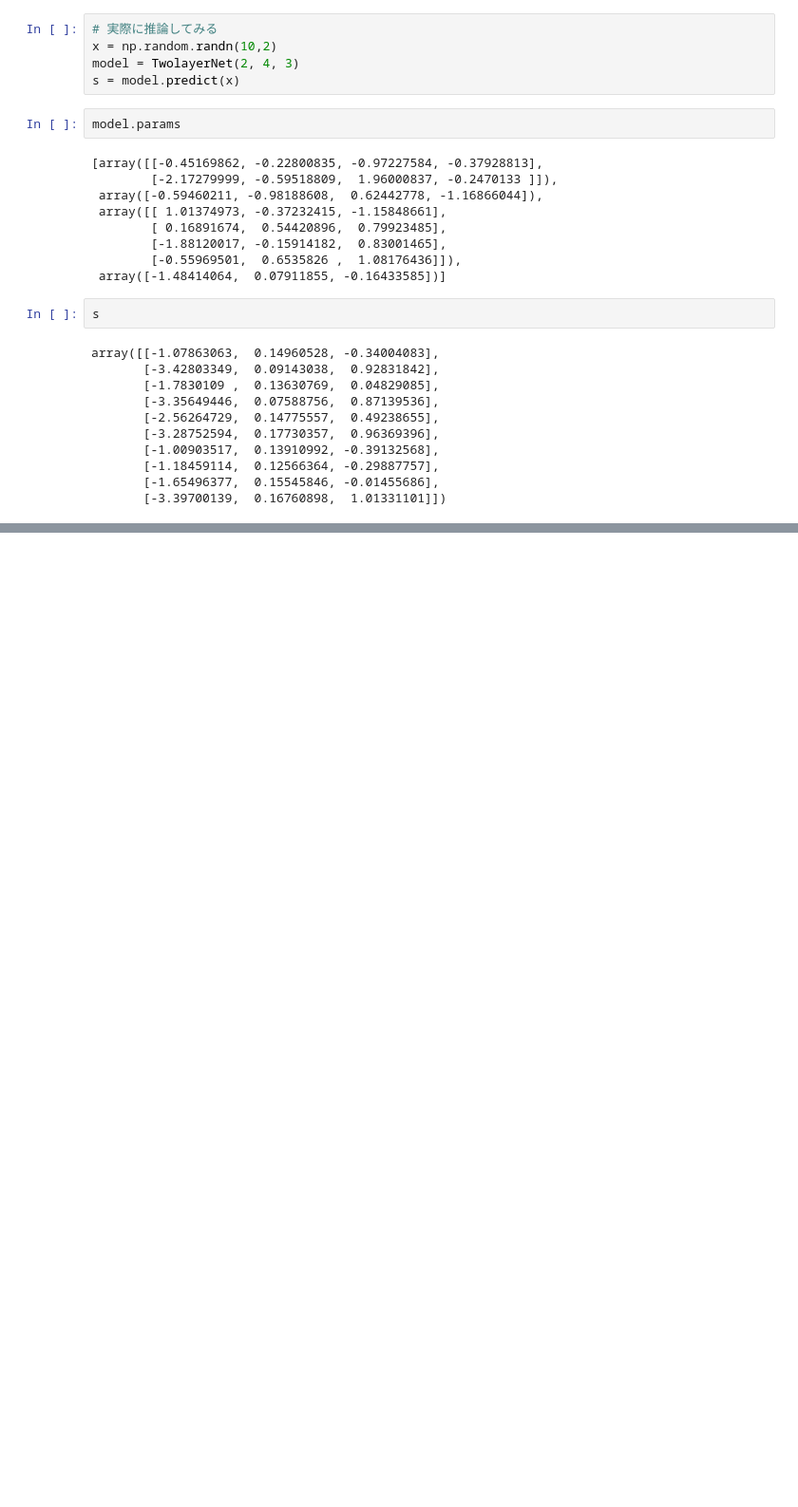
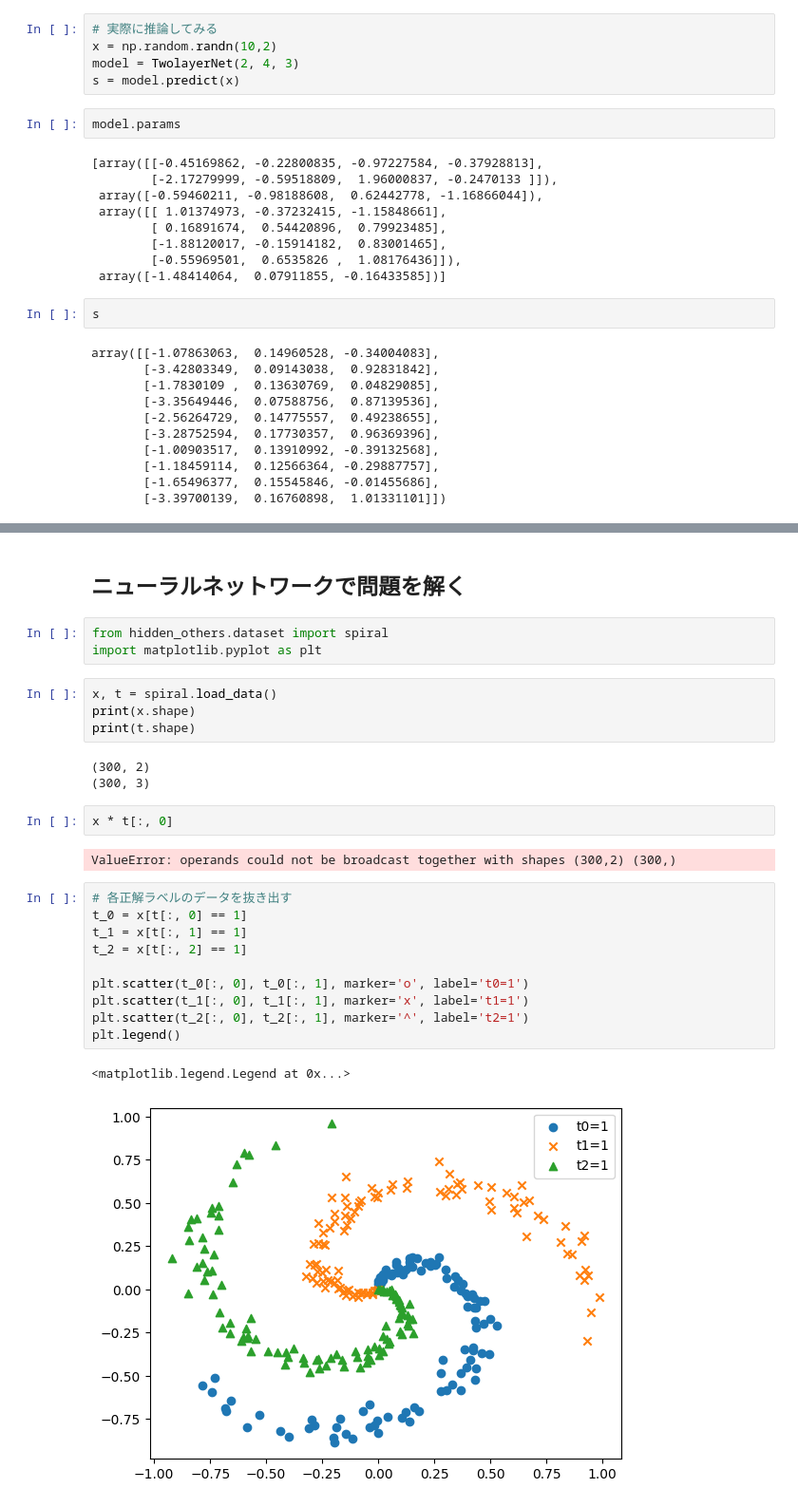
Before and after one commit to Masato-210831/For_study, a Jupyter notebook: Python_code/2_deep learning built from scratch/chapter1.ipynb, the cells around one changed output, grey strips where cells are left out. Shown at 95% size. Cells and saved outputs as stored; diff of their text form; blank space fills up the shorter version.

```diff
--- a/Python_code/2_deep learning built from scratch/chapter1.ipynb
+++ b/Python_code/2_deep learning built from scratch/chapter1.ipynb
@@ -109,0 +183,29 @@ array([[-1.07863063,  0.14960528, -0.34004083],
+# %% [markdown]
+## ニューラルネットワークで問題を解く
+# %%
+from hidden_others.dataset import spiral
+import matplotlib.pyplot as plt
+# %%
+x, t = spiral.load_data()
+print(x.shape)
+print(t.shape)
+# %% [output]
+(300, 2)
+(300, 3)
+# %%
+x * t[:, 0]
+# %% [output]
+ValueError: operands could not be broadcast together with shapes (300,2) (300,)
+# %%
+# 各正解ラベルのデータを抜き出す
+t_0 = x[t[:, 0] == 1]
+t_1 = x[t[:, 1] == 1]
+t_2 = x[t[:, 2] == 1]
+
+plt.scatter(t_0[:, 0], t_0[:, 1], marker='o', label='t0=1')
+plt.scatter(t_1[:, 0], t_1[:, 1], marker='x', label='t1=1')
+plt.scatter(t_2[:, 0], t_2[:, 1], marker='^', label='t2=1')
+plt.legend()
+# %% [output]
+<matplotlib.legend.Legend at 0x...>
+[figure, added]
```
Also changed, not shown: parts of 8 cells of this notebook, 10 other files.
